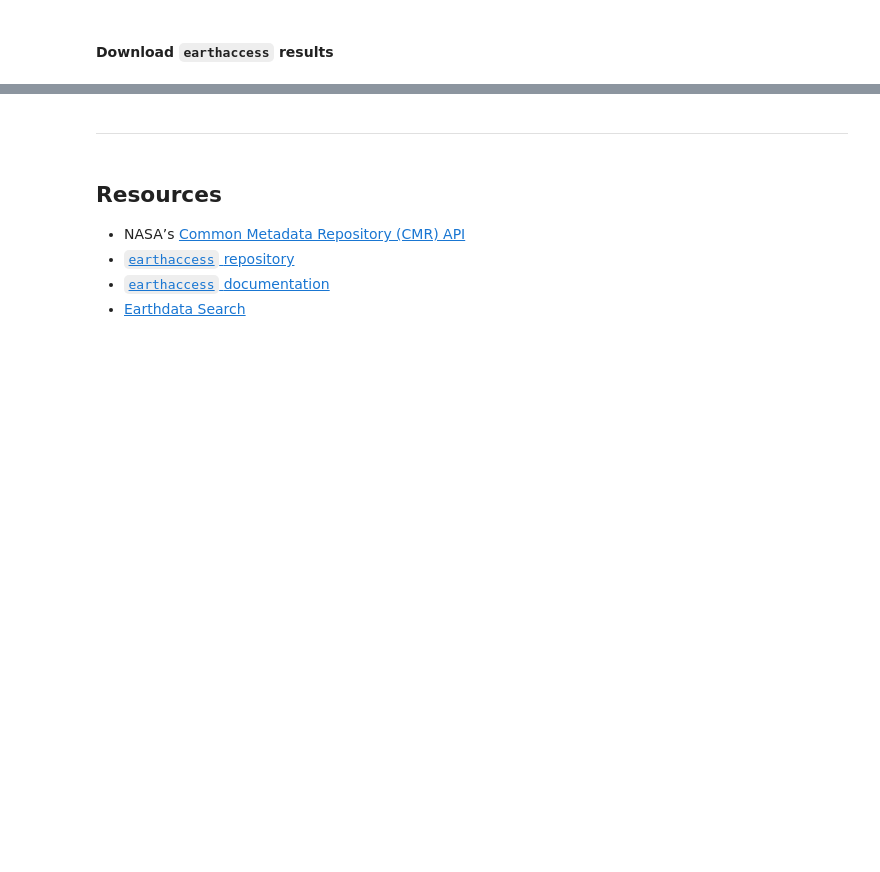
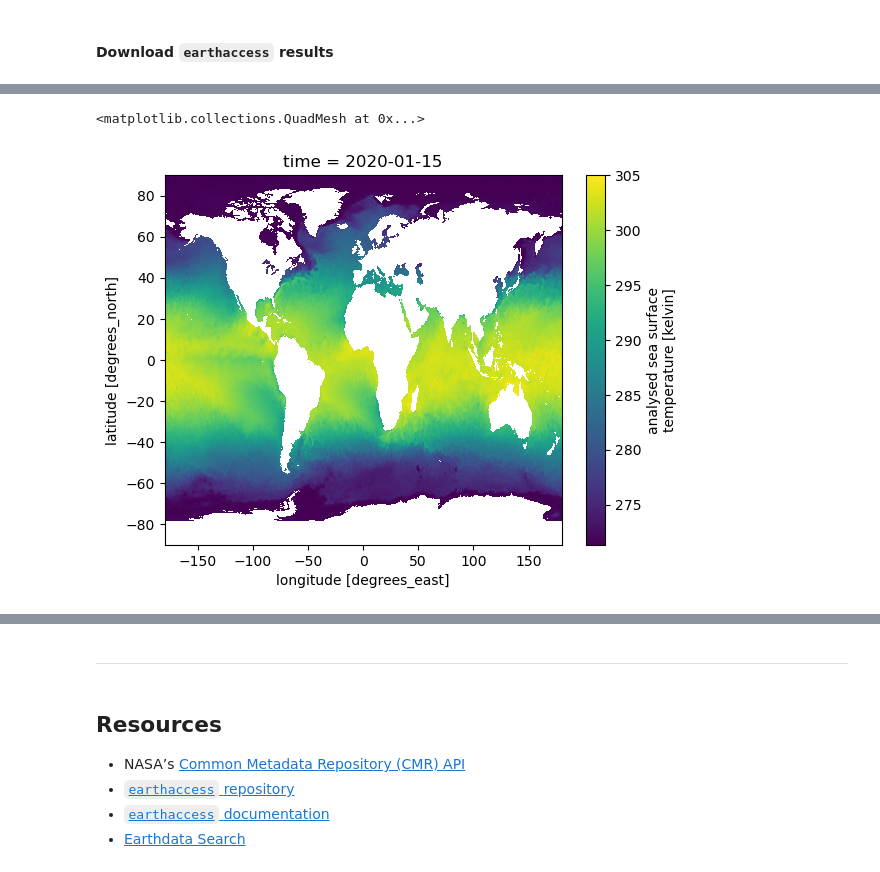
Before and after one commit to nmfs-opensci/EDMW-EarthData-Workshop-2024, a Jupyter notebook: tutorials/python/1-earthaccess.ipynb, the cells around one changed output, grey strips where cells are left out. Cells and saved outputs as stored; diff of their text form; code cells hidden in the pictures; blank space fills up the shorter version.

```diff
--- a/tutorials/python/1-earthaccess.ipynb
+++ b/tutorials/python/1-earthaccess.ipynb
@@ -93,3 +78,7 @@ bbox = (xmin, ymin, xmax, ymax)
+# %%
+date_range = ("2020-01-16", "2020-12-16")
+# (xmin=-73.5, ymin=33.5, xmax=-43.5, ymax=43.5)
+bbox = (-73.5, 33.5, -43.5, 43.5)
 # %%
 results = earthaccess.search_data(
     concept_id = collection_id,
@@ -237,0 +126,8 @@ Data variables:
+# %%
+results = earthaccess.search_data(
+    short_name = "AVHRR_OI-NCEI-L4-GLOB-v2.1",
+    version = "2.1",
+    cloud_hosted = True,
+    temporal = date_range,
+    bounding_box = bbox,
+)
@@ -237,0 +156,2 @@ Data variables:
+# %%
+fileset = earthaccess.open(results[0:1])
@@ -237,0 +160,3 @@ Data variables:
+# %%
+ds = xr.open_dataset(fileset[0])
+ds
@@ -237,0 +181,5 @@ Data variables:
+# %%
+ds['analysed_sst'].plot()
+# %% [output]
+<matplotlib.collections.QuadMesh at 0x...>
+[figure, added]
```
Also changed, not shown: parts of 63 cells of this notebook, 1 other file.
